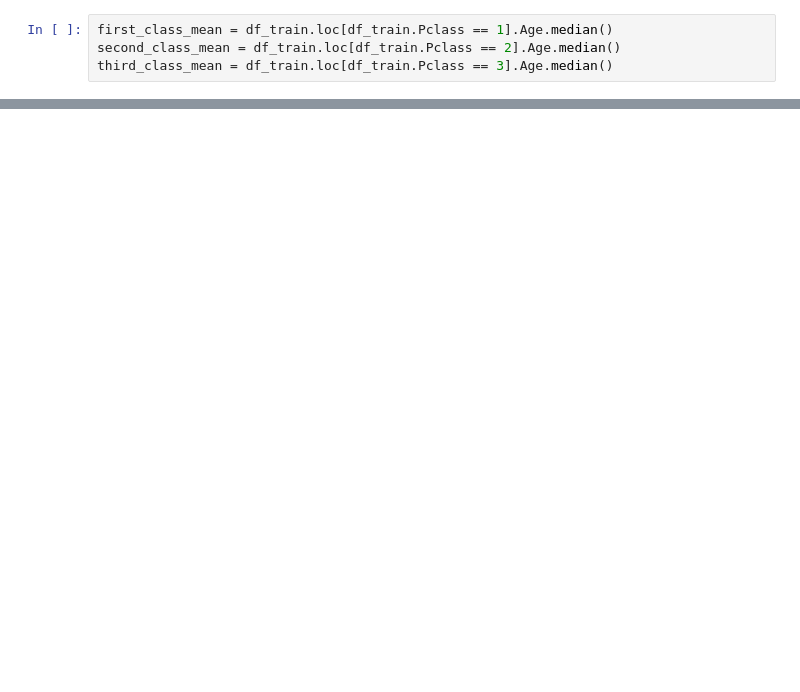
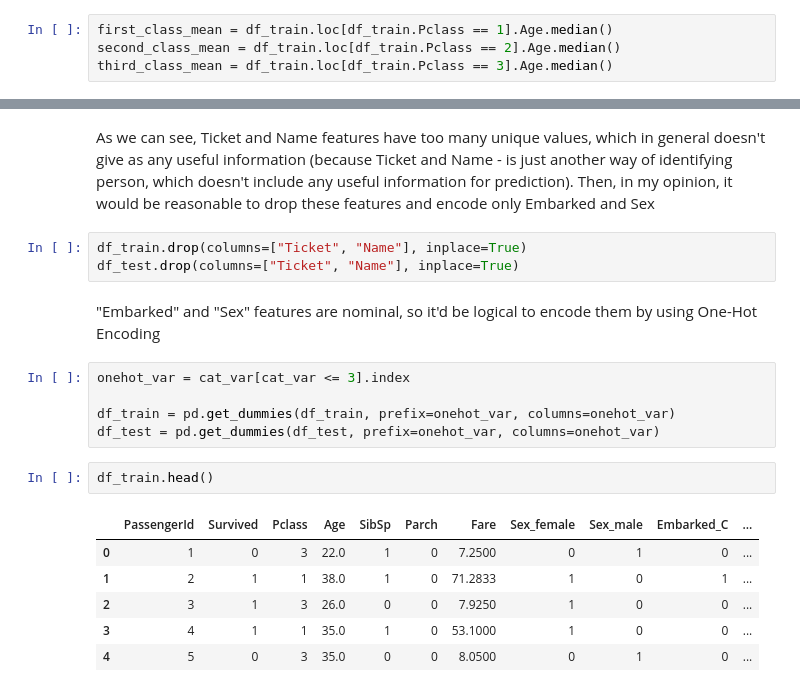
Before and after one commit to KarlsonAV/Titanic_Survival_Prediction, a Jupyter notebook: TitanicSurvivalModel.ipynb, the cells around one changed output, grey strips where cells are left out. Saved outputs shown, nothing was run; the diff lists cells and outputs as text; blank space fills up the shorter version.

```diff
--- a/TitanicSurvivalModel.ipynb
+++ b/TitanicSurvivalModel.ipynb
@@ -111,0 +174,21 @@ third_class_mean = df_train.loc[df_train.Pclass == 3].Age.median()
+# %% [markdown]
+As we can see, Ticket and Name features have too many unique values, which in general doesn't give as any useful information (because Ticket and Name - is just another way of identifying person, which doesn't include any useful information for prediction). Then, in my opinion, it would be reasonable to drop these features and encode only Embarked and Sex
+# %%
+df_train.drop(columns=["Ticket", "Name"], inplace=True)
+df_test.drop(columns=["Ticket", "Name"], inplace=True)
+# %% [markdown]
+"Embarked" and "Sex" features are nominal, so it'd be logical to encode them by using One-Hot Encoding
+# %%
+onehot_var = cat_var[cat_var <= 3].index
+
+df_train = pd.get_dummies(df_train, prefix=onehot_var, columns=onehot_var)
+df_test = pd.get_dummies(df_test, prefix=onehot_var, columns=onehot_var)
+# %%
+df_train.head()
+# %% [output]
+|  | PassengerId | Survived | Pclass | Age | SibSp | Parch | Fare | Sex_female | Sex_male | Embarked_C | ... |
+| 0 | 1 | 0 | 3 | 22.0 | 1 | 0 | 7.2500 | 0 | 1 | 0 | ... |
+| 1 | 2 | 1 | 1 | 38.0 | 1 | 0 | 71.2833 | 1 | 0 | 1 | ... |
+| 2 | 3 | 1 | 3 | 26.0 | 0 | 0 | 7.9250 | 1 | 0 | 0 | ... |
+| 3 | 4 | 1 | 1 | 35.0 | 1 | 0 | 53.1000 | 1 | 0 | 0 | ... |
+| 4 | 5 | 0 | 3 | 35.0 | 0 | 0 | 8.0500 | 0 | 1 | 0 | ... |
```
Also changed, not shown: parts of 20 cells of this notebook.
